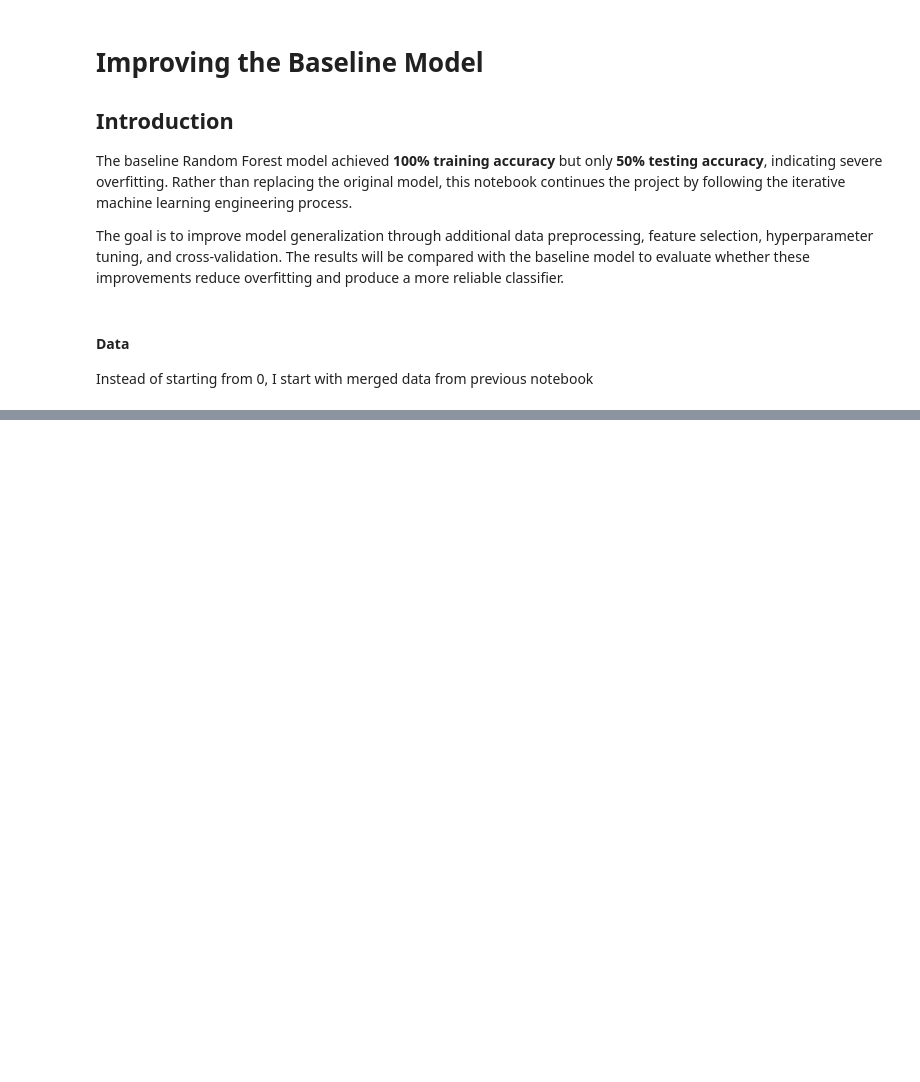
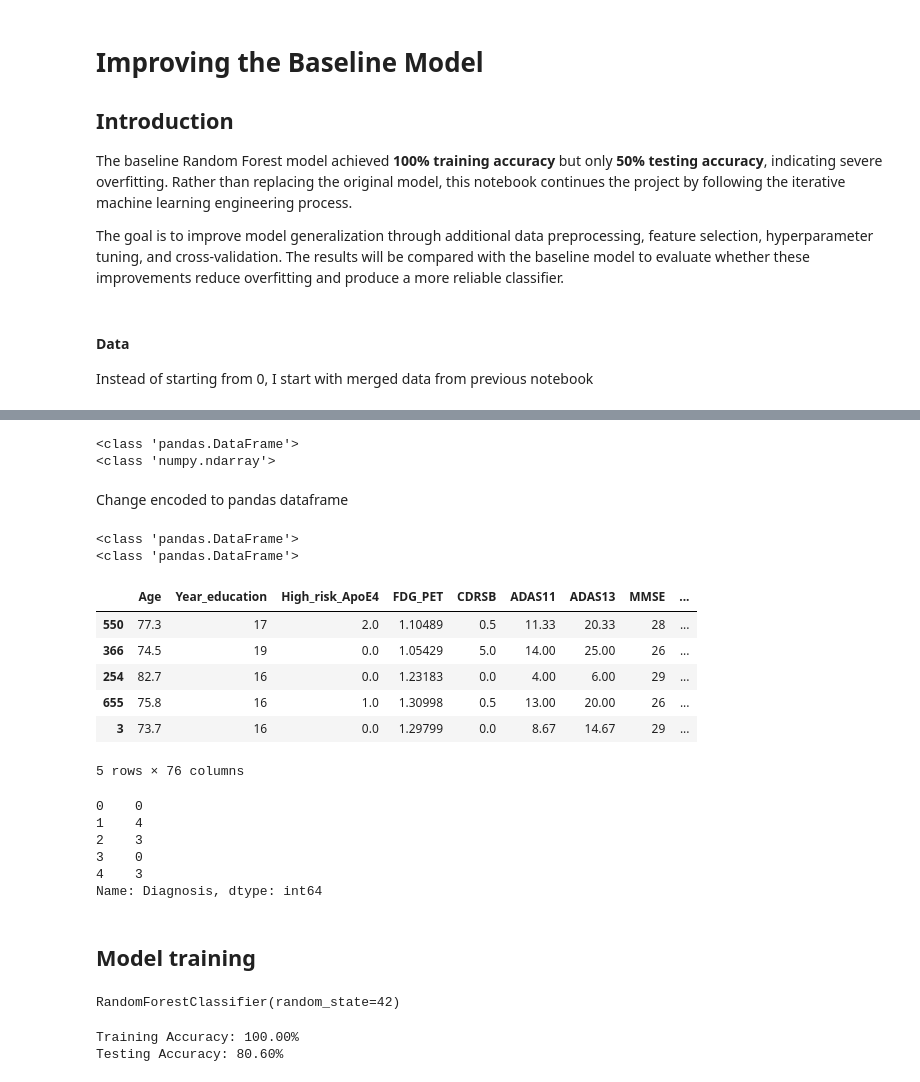
Before and after one commit to imgabrielas/Alzheimer-Detection, a Jupyter notebook: 02_model_improvement.ipynb, the cells around one changed output, grey strips where cells are left out. Saved outputs shown, nothing was run; the diff lists cells and outputs as text; code cells hidden in the pictures; blank space fills up the shorter version.

```diff
--- a/02_model_improvement.ipynb
+++ b/02_model_improvement.ipynb
@@ -96,0 +306,5 @@ df.dtypes
+# %%
+encoder = OneHotEncoder(handle_unknown="ignore", sparse_output=False)
+
+X_train_encoded = encoder.fit_transform(X_train[categorical_cols])
+X_test_encoded = encoder.transform(X_test[categorical_cols])
@@ -96,0 +336,19 @@ df.dtypes
+# %%
+print(type(X_train))
+print(type(X_train_encoded))
+# %% [output]
+<class 'pandas.DataFrame'>
+<class 'numpy.ndarray'>
+# %% [markdown]
+Change encoded to pandas dataframe
+# %%
+X_train_encoded = pd.DataFrame(X_train_encoded, columns=encoder.get_feature_names_out(categorical_cols), index=X_train.index,)
+
+X_test_encoded = pd.DataFrame(X_test_encoded, columns=encoder.get_feature_names_out(categorical_cols),
+index=X_test.index,)
+
+print(type(X_train_encoded))
+print(type(X_test_encoded))
+# %% [output]
+<class 'pandas.DataFrame'>
+<class 'pandas.DataFrame'>
@@ -96,0 +363,27 @@ df.dtypes
+# %%
+# basic X_test and cat col are now replaced with encoded
+X_test_prepared.head()
+# %% [output]
+|  | Age | Year_education | High_risk_ApoE4 | FDG_PET | CDRSB | ADAS11 | ADAS13 | MMSE | ... |
+| 550 | 77.3 | 17 | 2.0 | 1.10489 | 0.5 | 11.33 | 20.33 | 28 | ... |
+| 366 | 74.5 | 19 | 0.0 | 1.05429 | 5.0 | 14.00 | 25.00 | 26 | ... |
+| 254 | 82.7 | 16 | 0.0 | 1.23183 | 0.0 | 4.00 | 6.00 | 29 | ... |
+| 655 | 75.8 | 16 | 1.0 | 1.30998 | 0.5 | 13.00 | 20.00 | 26 | ... |
+| 3 | 73.7 | 16 | 0.0 | 1.29799 | 0.0 | 8.67 | 14.67 | 29 | ... |
+5 rows × 76 columns
+# %%
+y.head()
+# %% [output]
+0    0
+1    4
+2    3
+3    0
+4    3
+Name: Diagnosis, dtype: int64
+# %% [markdown]
+## Model training
+# %%
+model = RandomForestClassifier(random_state=42)
+model.fit(X_train_prepared, y_train)
+# %% [output]
+RandomForestClassifier(random_state=42)
@@ -96,0 +393,9 @@ df.dtypes
+# %%
+train_accuracy = accuracy_score(y_train, y_train_pred)
+test_accuracy = accuracy_score(y_test, y_test_pred)
+
+print(f"Training Accuracy: {train_accuracy:.2%}")
+print(f"Testing Accuracy: {test_accuracy:.2%}")
+# %% [output]
+Training Accuracy: 100.00%
+Testing Accuracy: 80.60%
```
Also changed, not shown: parts of 31 cells of this notebook, 2 other files.
